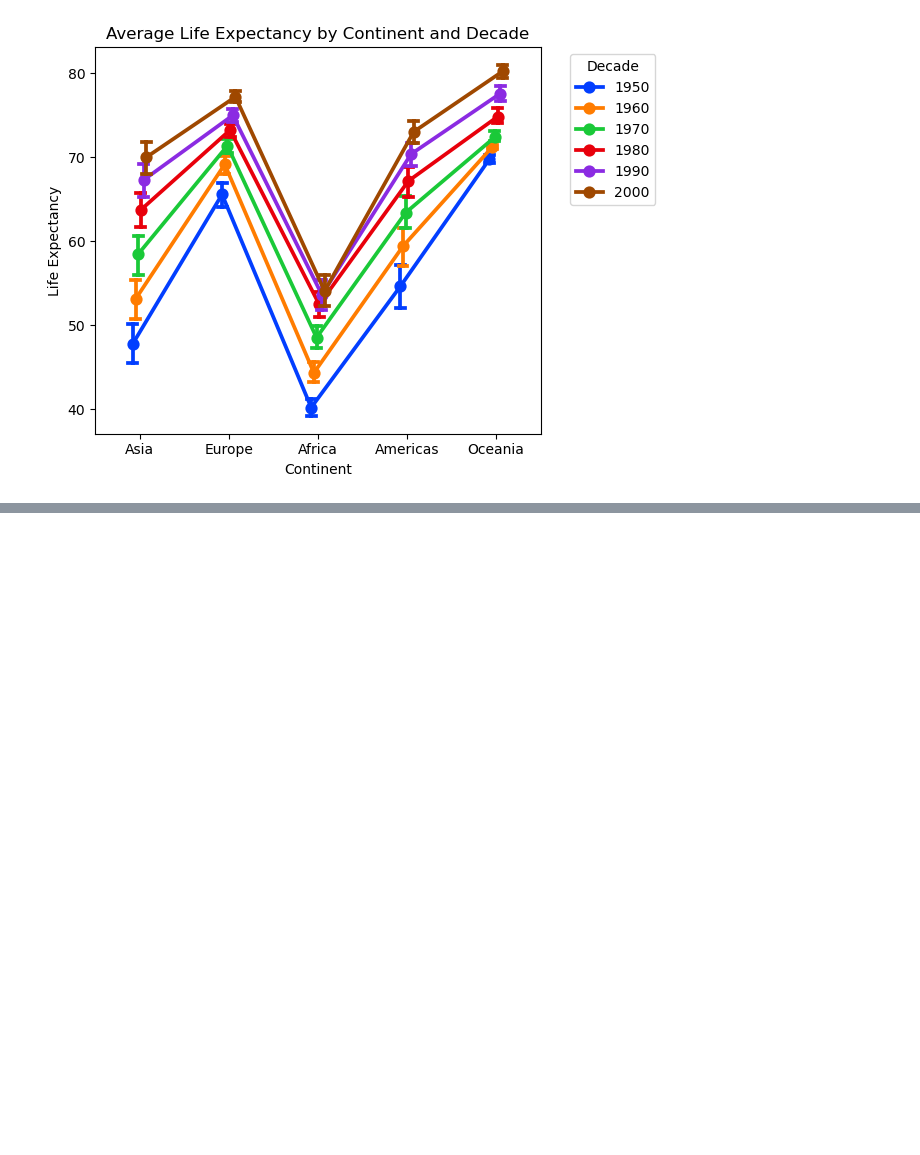
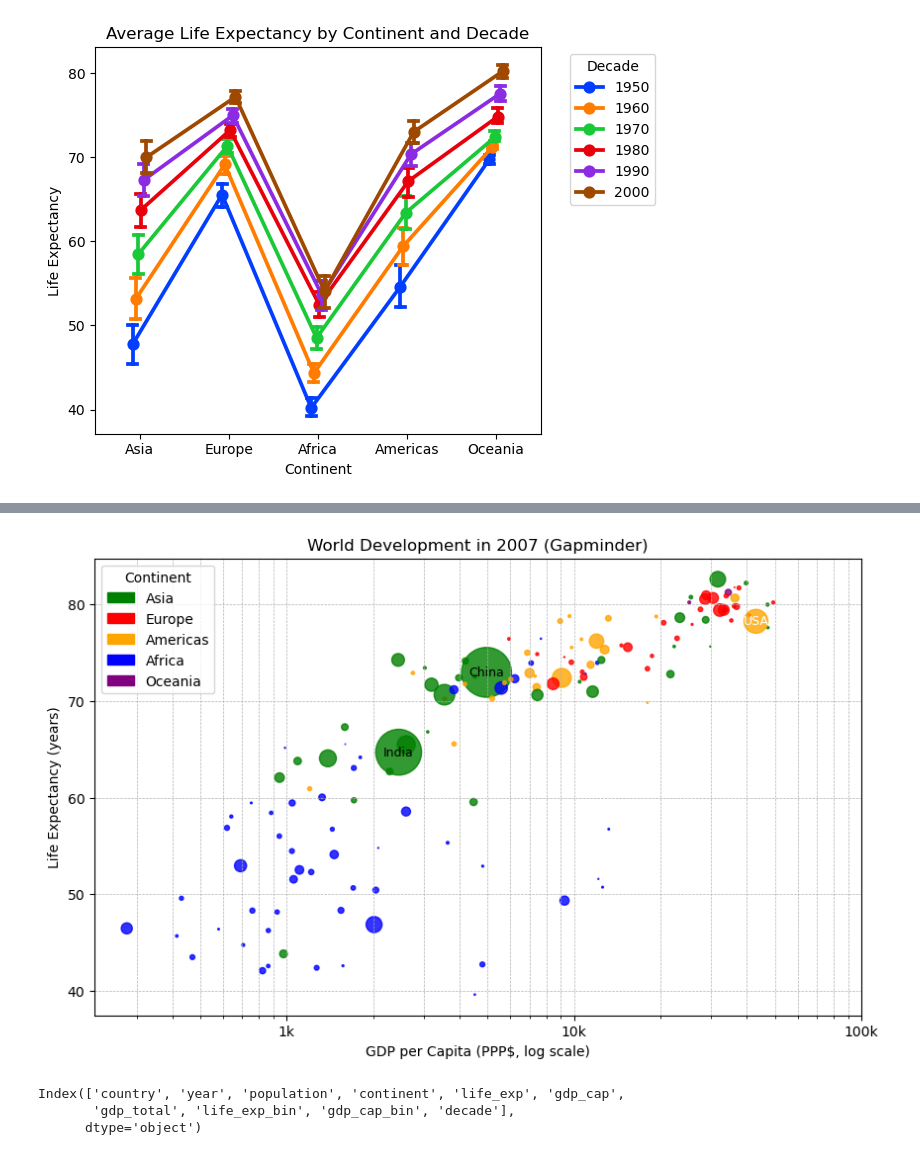
Before and after one commit to sepehr-amooei/Full-Stack-Data-Analysis-Project, a Jupyter notebook: notebooks/exploration.ipynb, the cells around one changed output, grey strips where cells are left out. Saved outputs shown, nothing was run; the diff lists cells and outputs as text; code cells hidden in the pictures; blank space fills up the shorter version.

```diff
--- a/notebooks/exploration.ipynb
+++ b/notebooks/exploration.ipynb
@@ -258,0 +288,47 @@ plt.show()
+# %%
+df_2007 = df[df['year'].dt.year==2007]
+from matplotlib.patches import Patch
+continent_colors = {
+    'Asia': 'green',
+    'Europe': 'red',
+    'Americas': 'orange',
+    'Africa': 'blue',
+    'Oceania': 'purple'
+}
+
+plt.figure(figsize=(10, 6))
+plt.scatter(
+    df_2007['gdp_cap'], df_2007['life_exp'],
+    s=df_2007['population'] / 1e6,  # size in millions
+    c=df_2007['continent'].map(continent_colors),  # FIXED line
+    alpha=0.8
+)
+
+# Create legend manually
+legend_handles = [Patch(color=color, label=continent) for continent, color in continent_colors.items()]
+plt.legend(handles=legend_handles, title='Continent', loc='upper left', frameon=True)
+
+# Axis settings
+plt.xscale('log')
+plt.xticks([1000, 10000, 100000], ['1k', '10k', '100k'])
+plt.xlabel('GDP per Capita (PPP$, log scale)')
+plt.ylabel('Life Expectancy (years)')
+plt.title('World Development in 2007 (Gapminder)')
+
+# Country labels
+plt.text(4959.114854, 72.961, 'China', fontsize=9, ha='center', va='center')
+plt.text(2452.210407, 64.698, 'India', fontsize=9, ha='center', va='center')
+plt.text(42951.65309, 78.242, 'USA', fontsize=9, ha='center', va='center', color='white')
+
+# Grid and save
+plt.grid(True, which='both', linestyle='--', linewidth=0.5)
+plt.savefig('output/Gapminder_2007_World_Development_bubble_chart')
+plt.show()
+# %% [output]
+[figure, added]
+# %%
+print(df.columns)
+# %% [output]
+Index(['country', 'year', 'population', 'continent', 'life_exp', 'gdp_cap',
+       'gdp_total', 'life_exp_bin', 'gdp_cap_bin', 'decade'],
+      dtype='object')
```
Also changed, not shown: parts of 13 cells of this notebook, 9 other files.
